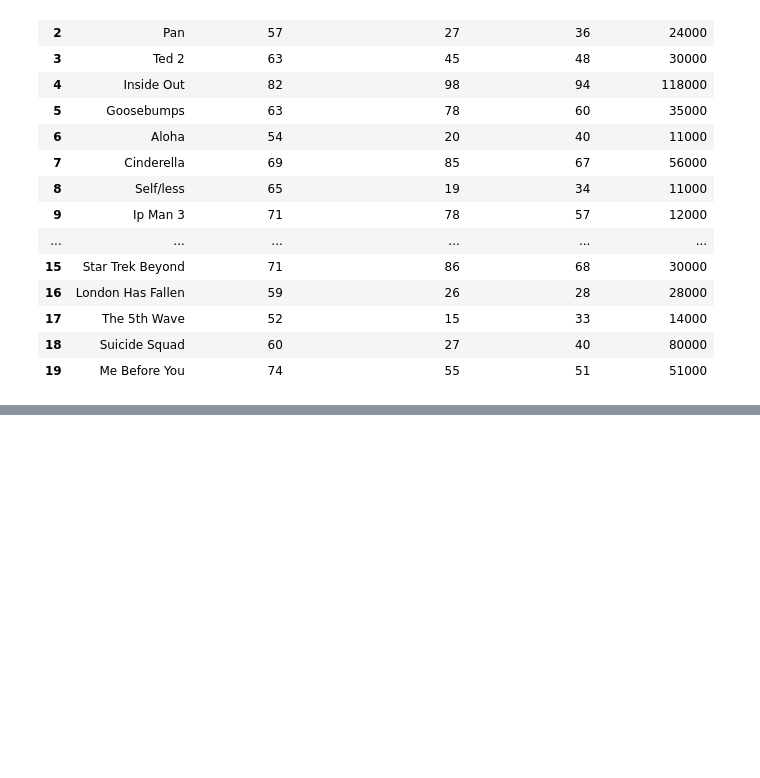
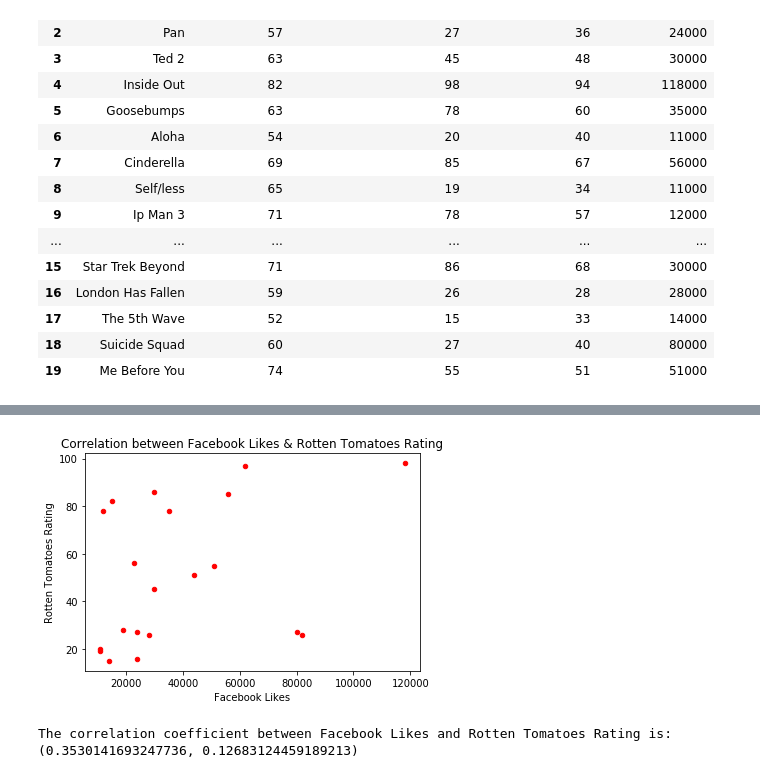
Before and after one commit to MRSantos1/DataVisProject1, a Jupyter notebook: DataVizProjectStarterBook-Hissey-Edits-10.1.19.ipynb, the cells around one changed output, grey strips where cells are left out. Cells and saved outputs as stored; diff of their text form; code cells hidden in the pictures; blank space fills up the shorter version.

```diff
--- a/DataVizProjectStarterBook-Hissey-Edits-10.1.19.ipynb
+++ b/DataVizProjectStarterBook-Hissey-Edits-10.1.19.ipynb
@@ -268,0 +306,16 @@ master_movie_df
+# %%
+# Generate a scatter plot comparing facebook likes to IMDB rating
+master_movie_df.plot(kind='scatter',x='Facebook Likes',y='Rotten Tomatoes Rating',color='red')
+plt.title("Correlation between Facebook Likes & Rotten Tomatoes Rating")
+
+plt.show()
+# %% [output]
+[figure, added]
+# %%
+# Calculate the correlation coefficient between Facebook Likes and IMDB Rating:
+
+print("The correlation coefficient between Facebook Likes and Rotten Tomatoes Rating is:")
+print(st.pearsonr(master_movie_df["Facebook Likes"],master_movie_df["Rotten Tomatoes Rating"]))
+# %% [output]
+The correlation coefficient between Facebook Likes and Rotten Tomatoes Rating is:
+(0.3530141693247736, 0.12683124459189213)
```
Also changed, not shown: parts of 10 cells of this notebook, 1 other file.
